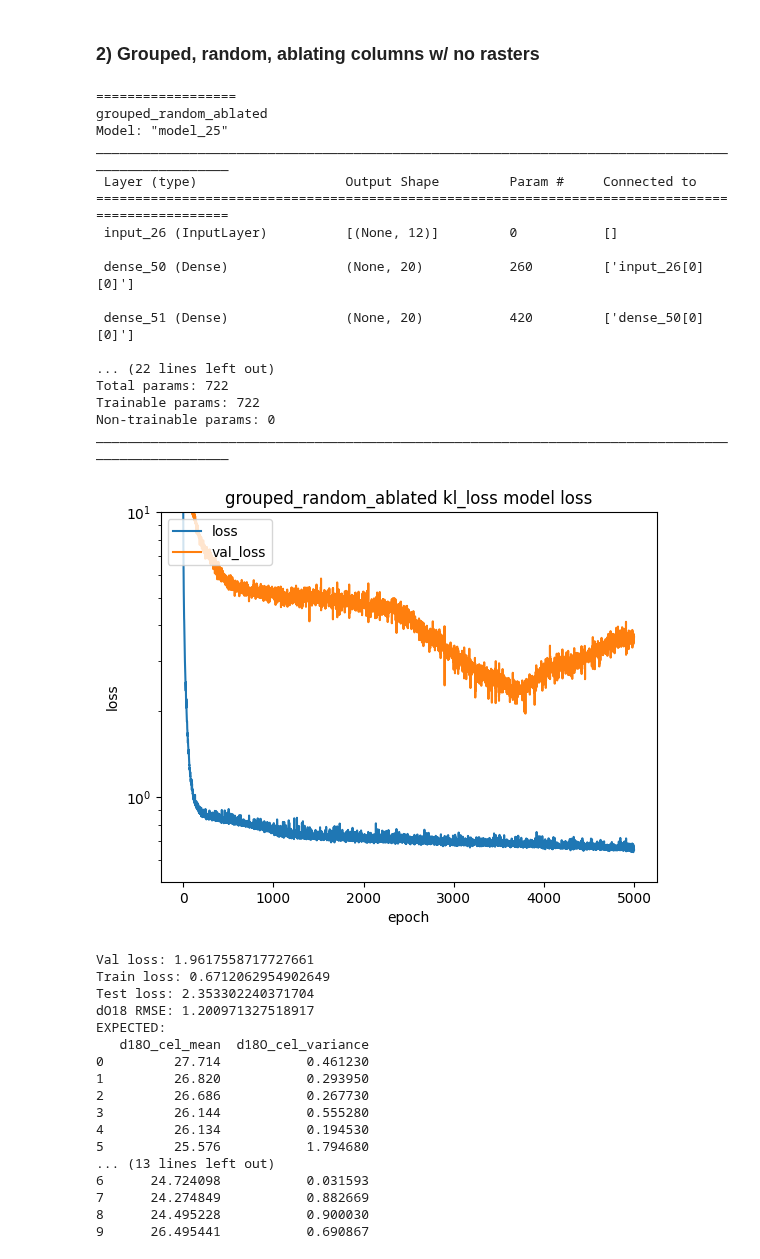
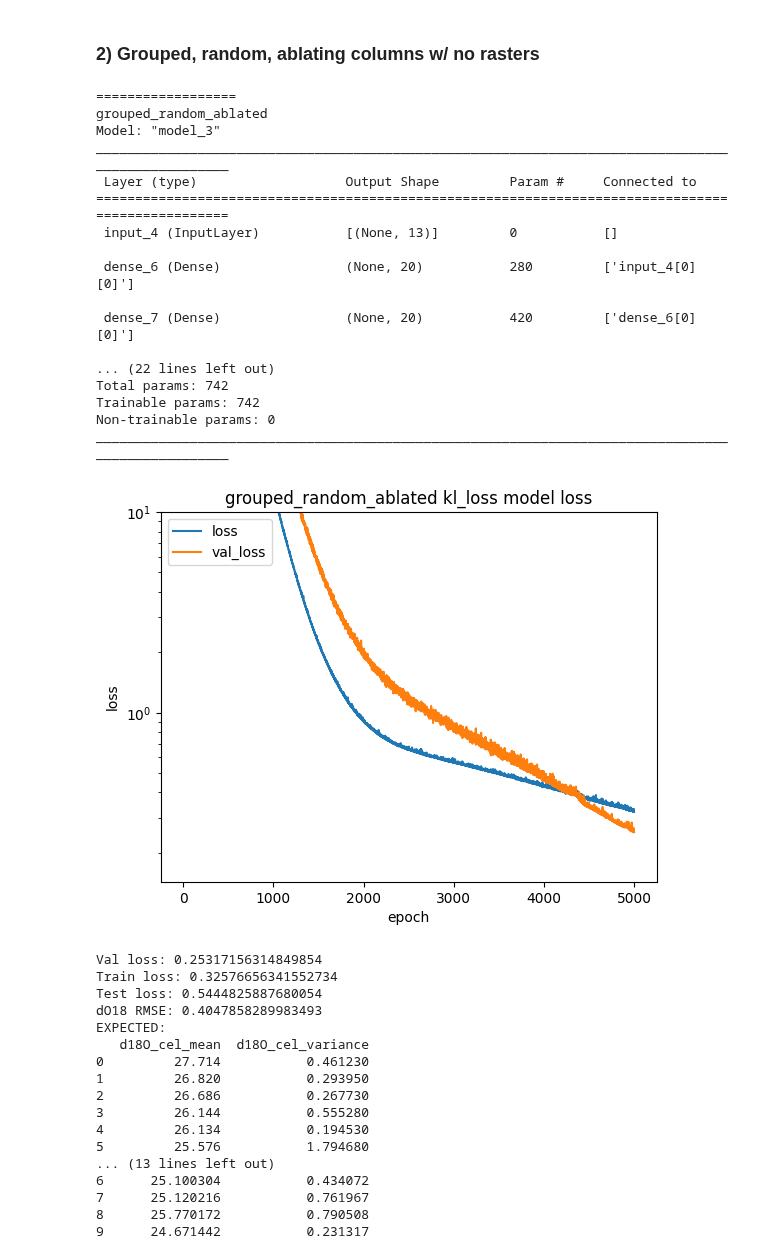
Before and after one commit to tnc-br/ddf-isoscapes, a Jupyter notebook: dnn/kriging_variational_ensemble.ipynb, the cells around one changed output. Cells and saved outputs as stored; diff of their text form; code cells hidden in the pictures.

```diff
--- a/dnn/kriging_variational_ensemble.ipynb
+++ b/dnn/kriging_variational_ensemble.ipynb
@@ -67,16 +67,14 @@ To enable the following instructions: AVX2 FMA, in other operations, rebuild Ten
 # %% [markdown]
 # Data preparation
 # %%
-def load_dataset(path: str):
+def load_dataset(path: str, columns_to_keep: List[str]):
   df = pd.read_csv(path, encoding="ISO-8859-1", sep=',')
   df = df[df['d18O_cel_variance'].notna()]
 
   # Family is too sparse. Too many families exist in validation/test that won't
   # exist in train, so drop it.
-  X = df.drop(["d18O_cel_mean", "d18O_cel_variance", "Code", "Family",
-               'predkrig_br_lat_ISORG', 'Origin',
-               'Iso_Oxi_Stack_mean_TERZER',
-               'isoscape_fullmodel_d18O_prec_REGRESSION', "Unnamed: 0"], axis=1)
+
+  X = df.drop(df.columns.difference(columns_to_keep), axis=1)
   Y = df[["d18O_cel_mean", "d18O_cel_variance"]]
   return X, Y
 # %% [markdown]
@@ -139,10 +137,10 @@ class ScaledPartitions():
     self.test = test
 
 
-def load_and_scale(config: Dict) -> ScaledPartitions:
-  X_train, Y_train = load_dataset(config['TRAIN'])
-  X_val, Y_val = load_dataset(config['VALIDATION'])
-  X_test, Y_test = load_dataset(config['TEST'])
+def load_and_scale(config: Dict, columns_to_keep: List[str]) -> ScaledPartitions:
+  X_train, Y_train = load_dataset(config['TRAIN'], columns_to_keep)
+  X_val, Y_val = load_dataset(config['VALIDATION'], columns_to_keep)
+  X_test, Y_test = load_dataset(config['TEST'], columns_to_keep)
 
   feature_scaler = create_feature_scaler(X_train)
   label_scaler = create_label_scaler(Y_train)
@@ -203,7 +201,7 @@ Model definition
 from keras.callbacks import ModelCheckpoint, EarlyStopping
 
 def get_early_stopping_callback():
-  return EarlyStopping(monitor='val_loss', patience=2000, min_delta=0.001,
+  return EarlyStopping(monitor='val_loss', patience=500, min_delta=0.001,
                        verbose=1, restore_best_weights=True, start_from_epoch=10)
 
 tf.keras.utils.set_random_seed(18731)
@@ -613,37 +619,43 @@ EXPECTED:
 # %% [markdown]
 ### 2) Grouped, random, ablating columns w/ no rasters
 # %%
-grouped_random = {
+grouped_random_fileset = {
     'TRAIN' : os.path.join(FP_ROOT, 'amazon_sample_data/uc_davis_2023_08_26_isoscapes_train_random_grouped_ordinary_kriging_linear.csv'),
     'TEST' : os.path.join(FP_ROOT, 'amazon_sample_data/uc_davis_2023_08_26_isoscapes_test_random_grouped_ordinary_kriging_linear.csv'),
     'VALIDATION' : os.path.join(FP_ROOT, 'amazon_sample_data/uc_davis_2023_08_26_isoscapes_validation_random_grouped_ordinary_kriging_linear.csv'),
 }
 
-grouped_random_scaled = load_and_scale(grouped_random)
-model = train_and_evaluate(grouped_random_scaled, "grouped_random_ablated", training_batch_size=3)
+columns_to_keep = ['d18O_cel_mean', 'd18O_cel_variance',
+                   'lat', 'long', 'VPD', 'RH', 'PET', 'DEM', 'PA',
+                   'Mean Annual Temperature','Mean Annual Precipitation',
+                   'ordinary_kriging_linear_d18O_predicted_variance',
+                   'ordinary_kriging_linear_d18O_predicted_mean']
+
+data = load_and_scale(grouped_random_fileset, columns_to_keep)
+model = train_and_evaluate(data, "grouped_random_ablated", training_batch_size=3)
 # %% [output]
 ==================
 grouped_random_ablated
-Model: "model_25"
+Model: "model_3"
 __________________________________________________________________________________________________
  Layer (type)                   Output Shape         Param #     Connected to
 ==================================================================================================
- input_26 (InputLayer)          [(None, 12)]         0           []
+ input_4 (InputLayer)           [(None, 13)]         0           []
 
- dense_50 (Dense)               (None, 20)           260         ['input_26[0][0]']
+ dense_6 (Dense)                (None, 20)           280         ['input_4[0][0]']
 
- dense_51 (Dense)               (None, 20)           420         ['dense_50[0][0]']
+ dense_7 (Dense)                (None, 20)           420         ['dense_6[0][0]']
 
 ... (22 lines left out)
-Total params: 722
-Trainable params: 722
+Total params: 742
+Trainable params: 742
 Non-trainable params: 0
 __________________________________________________________________________________________________
-[figure, old version]
+[figure, new version]
-Val loss: 1.9617558717727661
-Train loss: 0.6712062954902649
-Test loss: 2.353302240371704
-dO18 RMSE: 1.200971327518917
+Val loss: 0.25317156314849854
+Train loss: 0.32576656341552734
+Test loss: 0.5444825887680054
+dO18 RMSE: 0.4047858289983493
 EXPECTED:
    d18O_cel_mean  d18O_cel_variance
 0         27.714           0.461230
@@ -653,7 +665,7 @@ EXPECTED:
 4         26.134           0.194530
 5         25.576           1.794680
 ... (13 lines left out)
-6      24.724098           0.031593
-7      24.274849           0.882669
-8      24.495228           0.900030
-9      26.495441           0.690867
+6      25.100304           0.434072
+7      25.120216           0.761967
+8      25.770172           0.790508
+9      24.671442           0.231317
```
Also changed, not shown: parts of 4 cells of this notebook.
